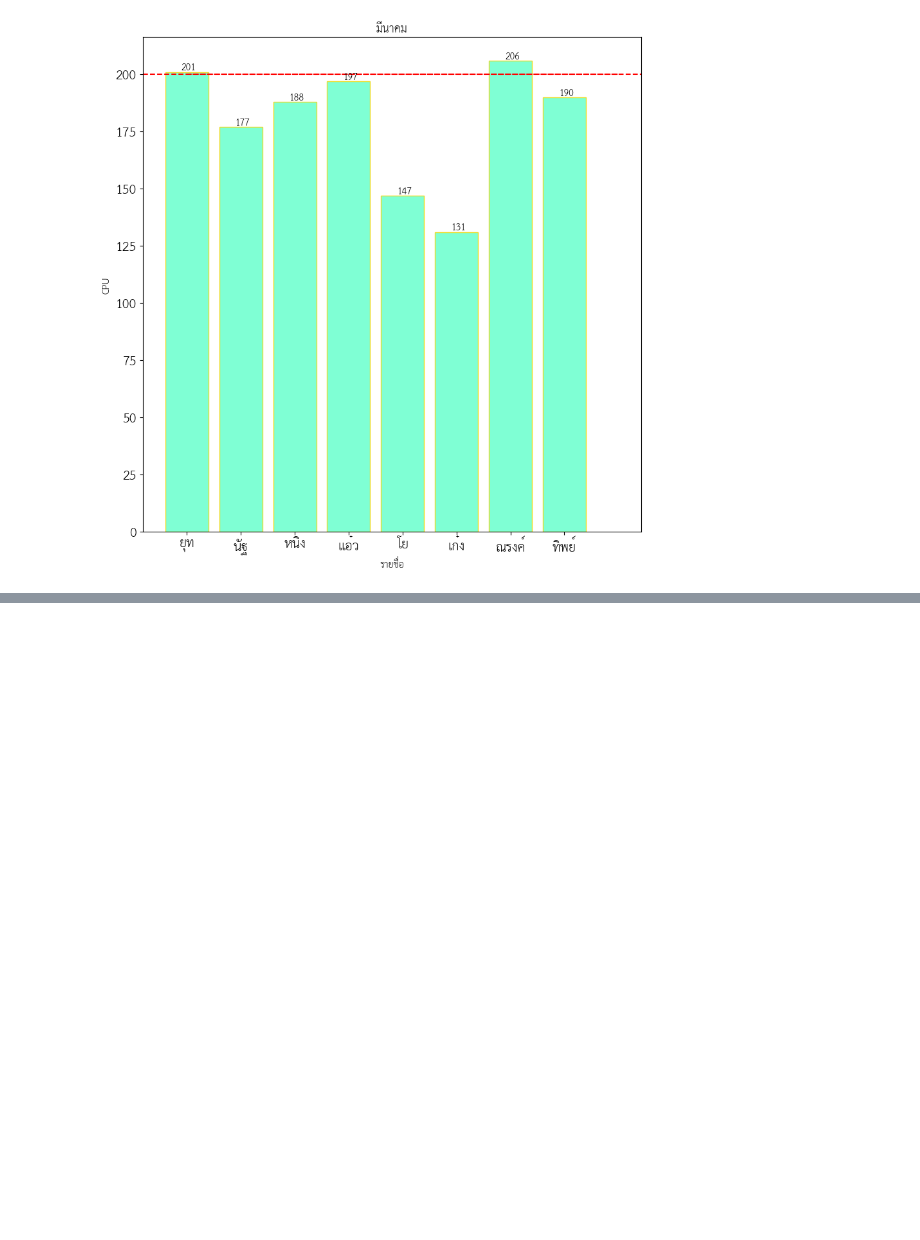
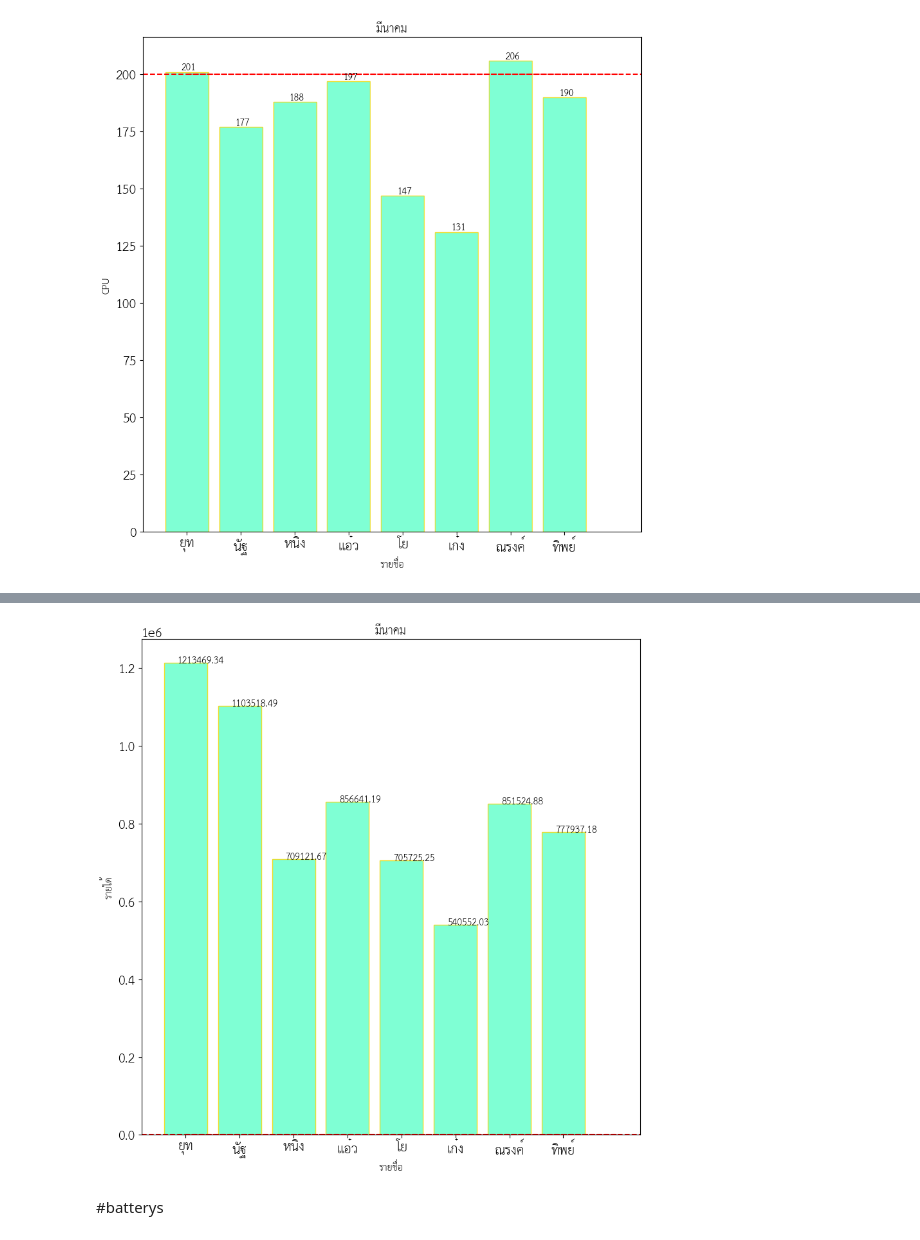
Before and after one commit to 1234567890qqqqqq/-links-colab, a Jupyter notebook: ประสิทธิภาพศูนย์บริการ.ipynb, the cells around one changed output, grey strips where cells are left out. Saved outputs shown, nothing was run; the diff lists cells and outputs as text; code cells hidden in the pictures; blank space fills up the shorter version.

```diff
--- a/ประสิทธิภาพศูนย์บริการ.ipynb
+++ b/ประสิทธิภาพศูนย์บริการ.ipynb
@@ -246,0 +384,3 @@ plt.show()
+# %%
+mari = income[income['เดือน']=='มีนาคม'][['เดือน','รายชื่อ','รายได้','เป้าหมาย/รายได้']]
+mari
@@ -246,0 +397,28 @@ plt.show()
+# %%
+# ข้อมูล
+datai3 = mari['รายได้']
+labale = mari['รายชื่อ']
+target = 200
+fig, ax = plt.subplots()
+
+# สร้างแท่งกราฟ
+plt.bar(labale,datai3,ec="#EBDD2B", fc="#7fffd4")
+plt.title('มีนาคม')
+
+# กำหนดเส้นเป้าหมายด้วยวงกลมและเส้นต่อเนื่อง
+ax.axhline(y=target, color='r', linestyle='--')
+ax.plot([0, len(datai3)], [target, target], 'r--')
+
+# กำหนดชื่อแกน
+ax.set_xlabel('รายชื่อ')
+ax.set_ylabel('รายได้')
+
+# แสดงเลขบนแท่งกราฟ
+for i, v in enumerate(datai3):
+    ax.text(i - 0.15, v + 1, str(v))
+
+plt.show()
+# %% [output]
+[figure, added]
+# %% [markdown]
+#batterys
```
Also changed, not shown: parts of 18 cells of this notebook.
